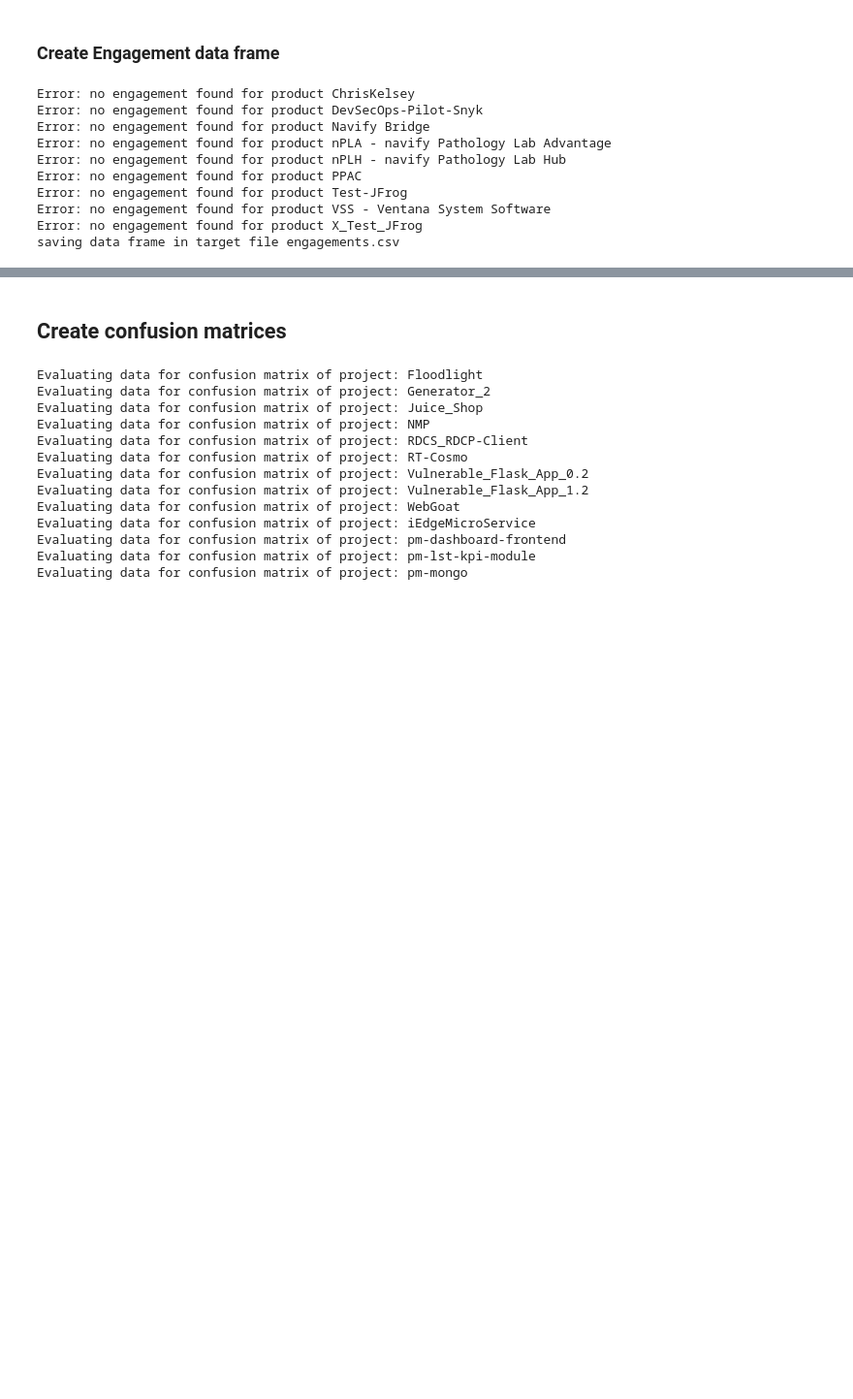
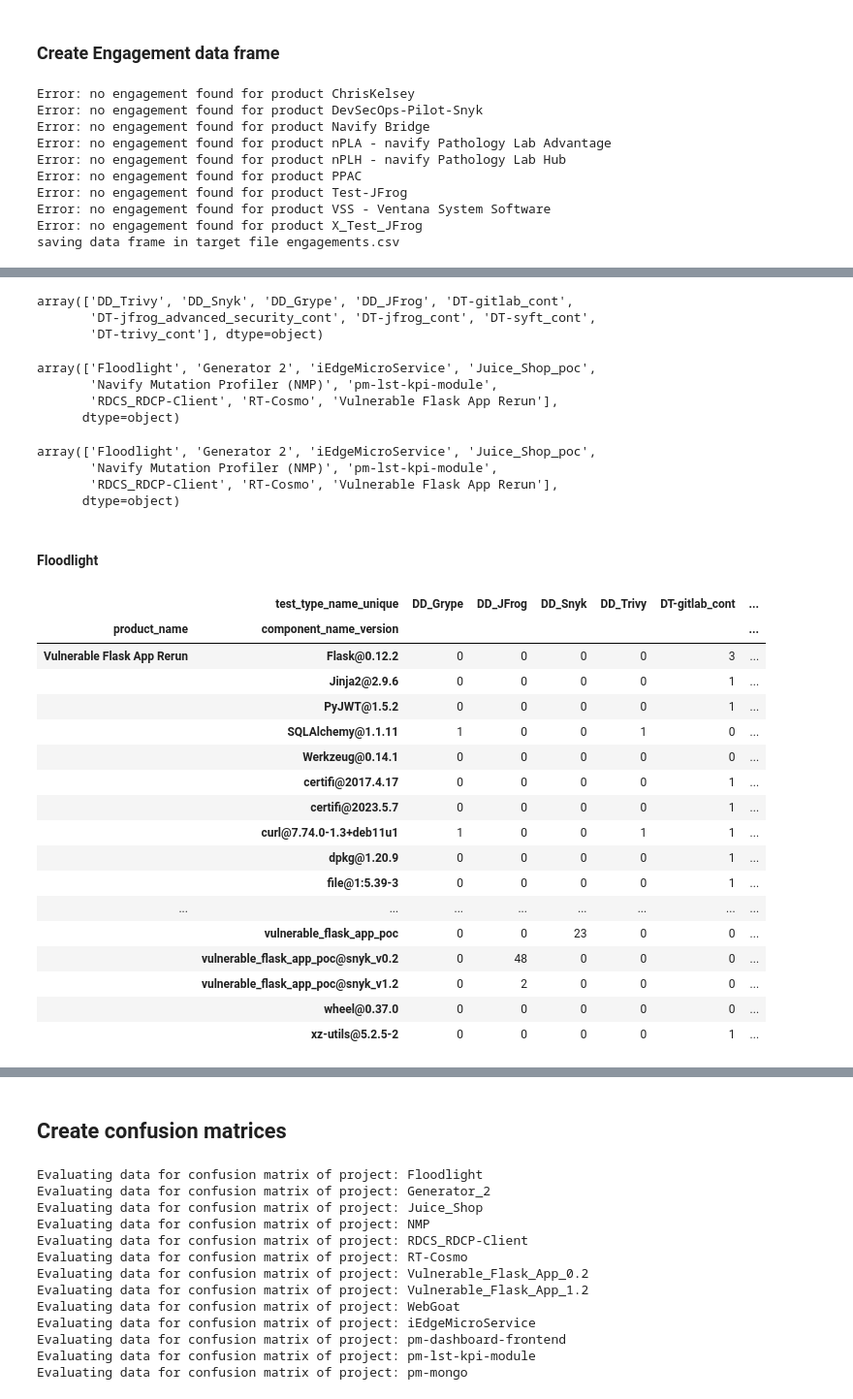
Before and after one commit to markb77/data_analysis, a Jupyter notebook: notebooks/VulnerabilityAnalyis.ipynb, the cells around one changed output, grey strips where cells are left out. Shown at 97% size. Drawn from its saved outputs; the diff is of its cells as text; code cells hidden in the pictures; blank space fills up the shorter version.

```diff
--- a/notebooks/VulnerabilityAnalyis.ipynb
+++ b/notebooks/VulnerabilityAnalyis.ipynb
@@ -301,0 +863,60 @@ test_df = engagement_test_df[cols]
+# %%
+product_name = 'Vulnerable Flask App Rerun'
+ind_mask = eng_test_finding_df['product_name'] == product_name
+eng_test_finding_df.loc[ind_mask, 'test_type_name_unique'].unique()
+# %% [output]
+array(['DD_Trivy', 'DD_Snyk', 'DD_Grype', 'DD_JFrog', 'DT-gitlab_cont',
+       'DT-jfrog_advanced_security_cont', 'DT-jfrog_cont', 'DT-syft_cont',
+       'DT-trivy_cont'], dtype=object)
+# %%
+eng_test_finding_df['product_name'].unique()
+# %% [output]
+array(['Floodlight', 'Generator 2', 'iEdgeMicroService', 'Juice_Shop_poc',
+       'Navify Mutation Profiler (NMP)', 'pm-lst-kpi-module',
+       'RDCS_RDCP-Client', 'RT-Cosmo', 'Vulnerable Flask App Rerun'],
+      dtype=object)
+# %%
+eng_test_finding_df['product_name'].unique()
+# %% [output]
+array(['Floodlight', 'Generator 2', 'iEdgeMicroService', 'Juice_Shop_poc',
+       'Navify Mutation Profiler (NMP)', 'pm-lst-kpi-module',
+       'RDCS_RDCP-Client', 'RT-Cosmo', 'Vulnerable Flask App Rerun'],
+      dtype=object)
+# %% [markdown]
+#### Floodlight
+# %%
+ind_mask = eng_test_finding_df['product_name'] == 'Vulnerable Flask App Rerun'
+df = eng_test_finding_df[ind_mask].copy()
+
+# fill missing component_name_version elements
+ind_mask = df['component_name_version'].isna()
+df.loc[ind_mask, 'component_name_version'] = df.loc[ind_mask, 'file_name_version']
+
+# fill missing file_name_version elements
+ind_mask = df['file_name_version'] == 'unknown'
+df.loc[ind_mask, 'file_name_version'] = df.loc[ind_mask, 'component_name_version']
+
+#df = df.copy()
+df.loc[:, "name_version_flag"] = df.loc[:, "component_name_version"] == df.loc[:, "file_name_version"]
+df["name_version_flag"]
+
+df.pivot_table(index=['product_name', 'component_name_version'], columns='test_type_name_unique', aggfunc='size', fill_value=0)
+# %% [output]
+|  | test_type_name_unique | DD_Grype | DD_JFrog | DD_Snyk | DD_Trivy | DT-gitlab_cont | ... |
+| product_name | component_name_version |  |  |  |  |  | ... |
+| Vulnerable Flask App Rerun | Flask@0.12.2 | 0 | 0 | 0 | 0 | 3 | ... |
+|  | Jinja2@2.9.6 | 0 | 0 | 0 | 0 | 1 | ... |
+|  | PyJWT@1.5.2 | 0 | 0 | 0 | 0 | 1 | ... |
+|  | SQLAlchemy@1.1.11 | 1 | 0 | 0 | 1 | 0 | ... |
+|  | Werkzeug@0.14.1 | 0 | 0 | 0 | 0 | 0 | ... |
+|  | certifi@2017.4.17 | 0 | 0 | 0 | 0 | 1 | ... |
+|  | certifi@2023.5.7 | 0 | 0 | 0 | 0 | 1 | ... |
+|  | curl@7.74.0-1.3+deb11u1 | 1 | 0 | 0 | 1 | 1 | ... |
+|  | dpkg@1.20.9 | 0 | 0 | 0 | 0 | 1 | ... |
+|  | file@1:5.39-3 | 0 | 0 | 0 | 0 | 1 | ... |
+| ... | ... | ... | ... | ... | ... | ... | ... |
+|  | vulnerable_flask_app_poc | 0 | 0 | 23 | 0 | 0 | ... |
+|  | vulnerable_flask_app_poc@snyk_v0.2 | 0 | 48 | 0 | 0 | 0 | ... |
+|  | vulnerable_flask_app_poc@snyk_v1.2 | 0 | 2 | 0 | 0 | 0 | ... |
+|  | wheel@0.37.0 | 0 | 0 | 0 | 0 | 0 | ... |
+|  | xz-utils@5.2.5-2 | 0 | 0 | 0 | 0 | 1 | ... |
```
Also changed, not shown: parts of 117 cells of this notebook, 2 other files.
